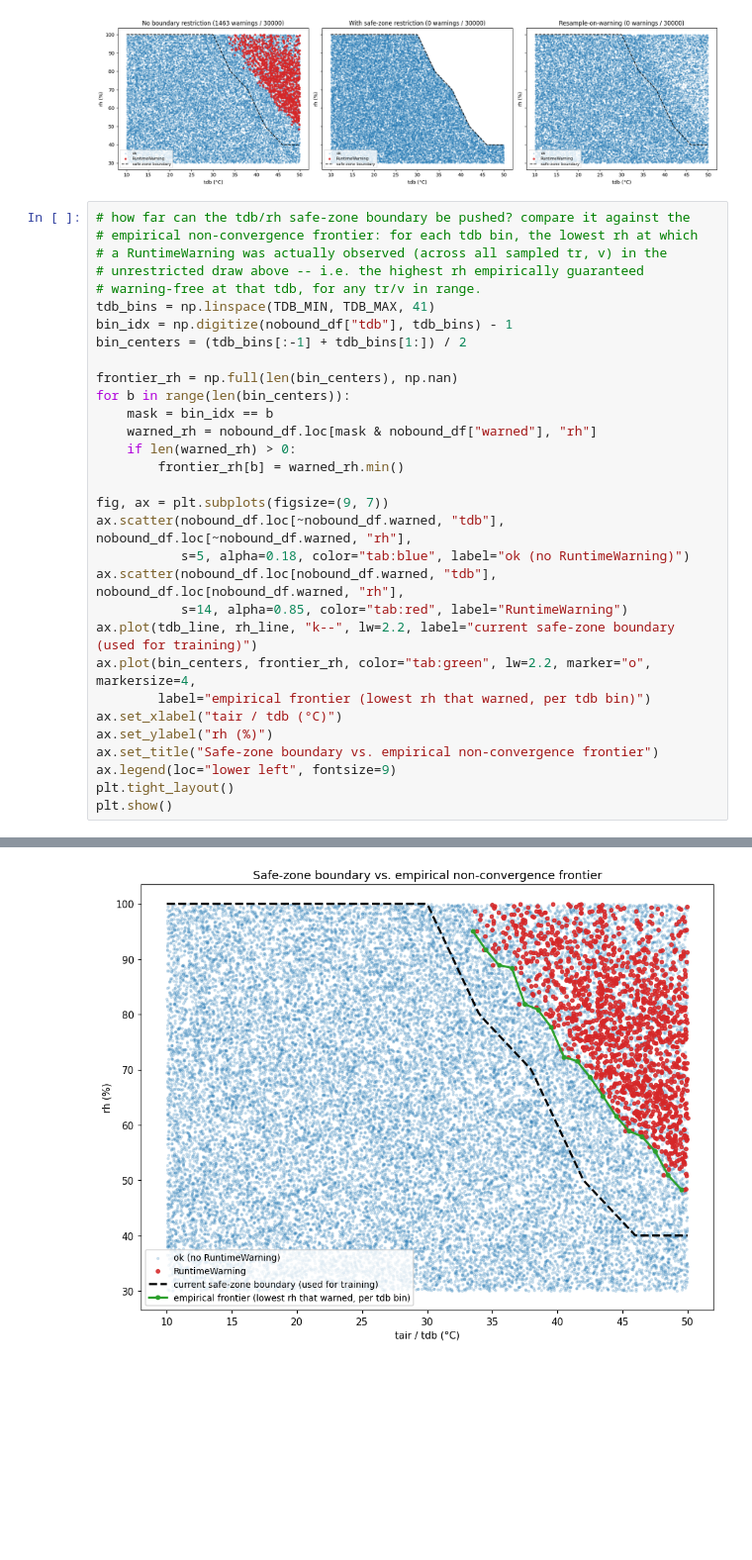
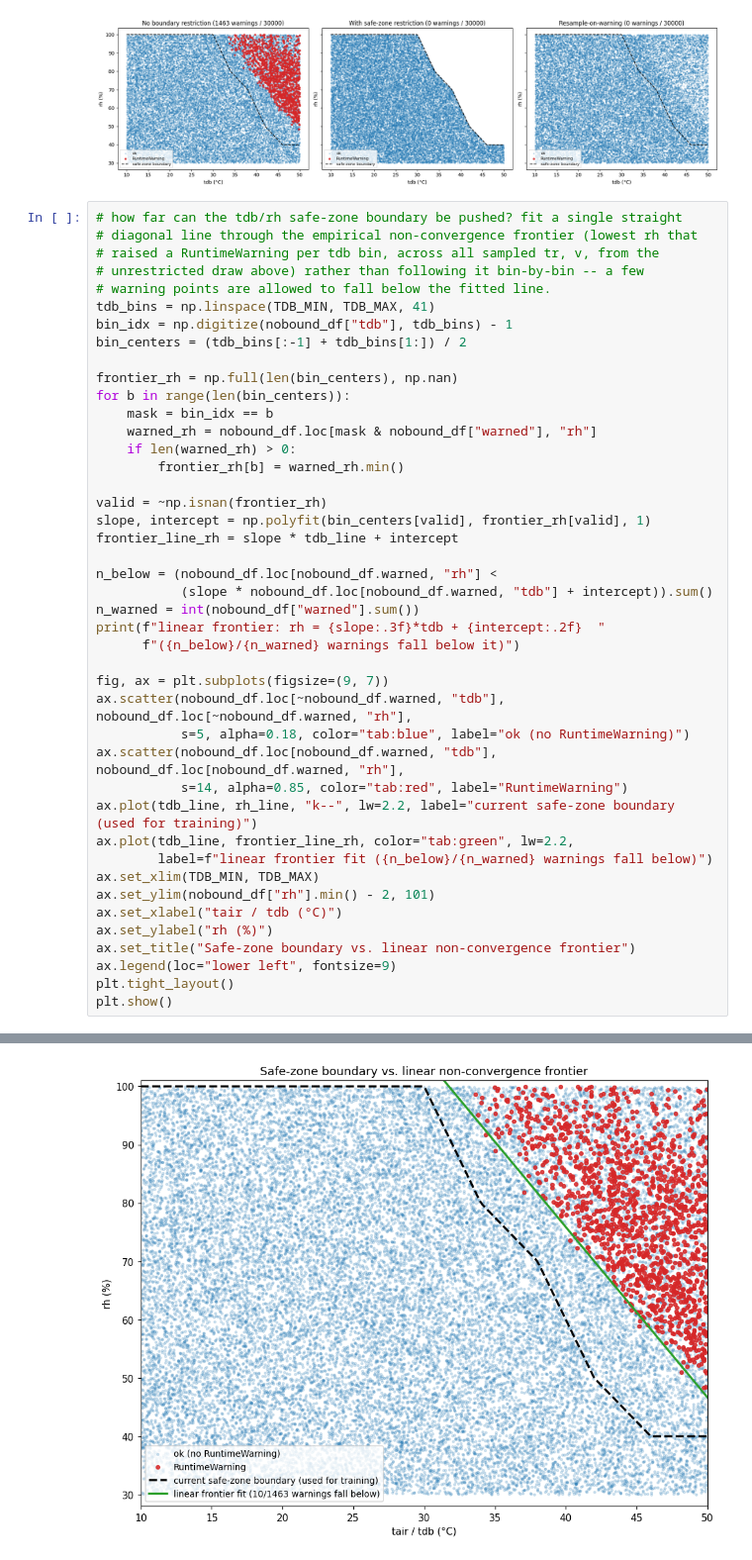
Before and after one commit to sonalimoorthy/PET-NN, a Jupyter notebook: PET_Solver.ipynb, the cells around one changed output, grey strips where cells are left out. Shown at 99% size. Cells and saved outputs as stored; diff of their text form; blank space fills up the shorter version.

```diff
--- a/PET_Solver.ipynb
+++ b/PET_Solver.ipynb
@@ -682,11 +682,11 @@ plt.show()
 # %% [output]
 [figure]
 # %%
-# how far can the tdb/rh safe-zone boundary be pushed? compare it against the
-# empirical non-convergence frontier: for each tdb bin, the lowest rh at which
-# a RuntimeWarning was actually observed (across all sampled tr, v) in the
-# unrestricted draw above -- i.e. the highest rh empirically guaranteed
-# warning-free at that tdb, for any tr/v in range.
+# how far can the tdb/rh safe-zone boundary be pushed? fit a single straight
+# diagonal line through the empirical non-convergence frontier (lowest rh that
+# raised a RuntimeWarning per tdb bin, across all sampled tr, v, from the
+# unrestricted draw above) rather than following it bin-by-bin -- a few
+# warning points are allowed to fall below the fitted line.
 tdb_bins = np.linspace(TDB_MIN, TDB_MAX, 41)
 bin_idx = np.digitize(nobound_df["tdb"], tdb_bins) - 1
 bin_centers = (tdb_bins[:-1] + tdb_bins[1:]) / 2
@@ -698,17 +698,29 @@ for b in range(len(bin_centers)):
     if len(warned_rh) > 0:
         frontier_rh[b] = warned_rh.min()
 
+valid = ~np.isnan(frontier_rh)
+slope, intercept = np.polyfit(bin_centers[valid], frontier_rh[valid], 1)
+frontier_line_rh = slope * tdb_line + intercept
+
+n_below = (nobound_df.loc[nobound_df.warned, "rh"] <
+           (slope * nobound_df.loc[nobound_df.warned, "tdb"] + intercept)).sum()
+n_warned = int(nobound_df["warned"].sum())
+print(f"linear frontier: rh = {slope:.3f}*tdb + {intercept:.2f}  "
+      f"({n_below}/{n_warned} warnings fall below it)")
+
 fig, ax = plt.subplots(figsize=(9, 7))
 ax.scatter(nobound_df.loc[~nobound_df.warned, "tdb"], nobound_df.loc[~nobound_df.warned, "rh"],
            s=5, alpha=0.18, color="tab:blue", label="ok (no RuntimeWarning)")
 ax.scatter(nobound_df.loc[nobound_df.warned, "tdb"], nobound_df.loc[nobound_df.warned, "rh"],
            s=14, alpha=0.85, color="tab:red", label="RuntimeWarning")
 ax.plot(tdb_line, rh_line, "k--", lw=2.2, label="current safe-zone boundary (used for training)")
-ax.plot(bin_centers, frontier_rh, color="tab:green", lw=2.2, marker="o", markersize=4,
-        label="empirical frontier (lowest rh that warned, per tdb bin)")
+ax.plot(tdb_line, frontier_line_rh, color="tab:green", lw=2.2,
+        label=f"linear frontier fit ({n_below}/{n_warned} warnings fall below)")
+ax.set_xlim(TDB_MIN, TDB_MAX)
+ax.set_ylim(nobound_df["rh"].min() - 2, 101)
 ax.set_xlabel("tair / tdb (°C)")
 ax.set_ylabel("rh (%)")
-ax.set_title("Safe-zone boundary vs. empirical non-convergence frontier")
+ax.set_title("Safe-zone boundary vs. linear non-convergence frontier")
 ax.legend(loc="lower left", fontsize=9)
 plt.tight_layout()
 plt.show()
@@ -716 +729 @@ plt.show()
-[figure, old version]
+[figure, new version]
```
Also changed, not shown: parts of 1 cell of this notebook.
